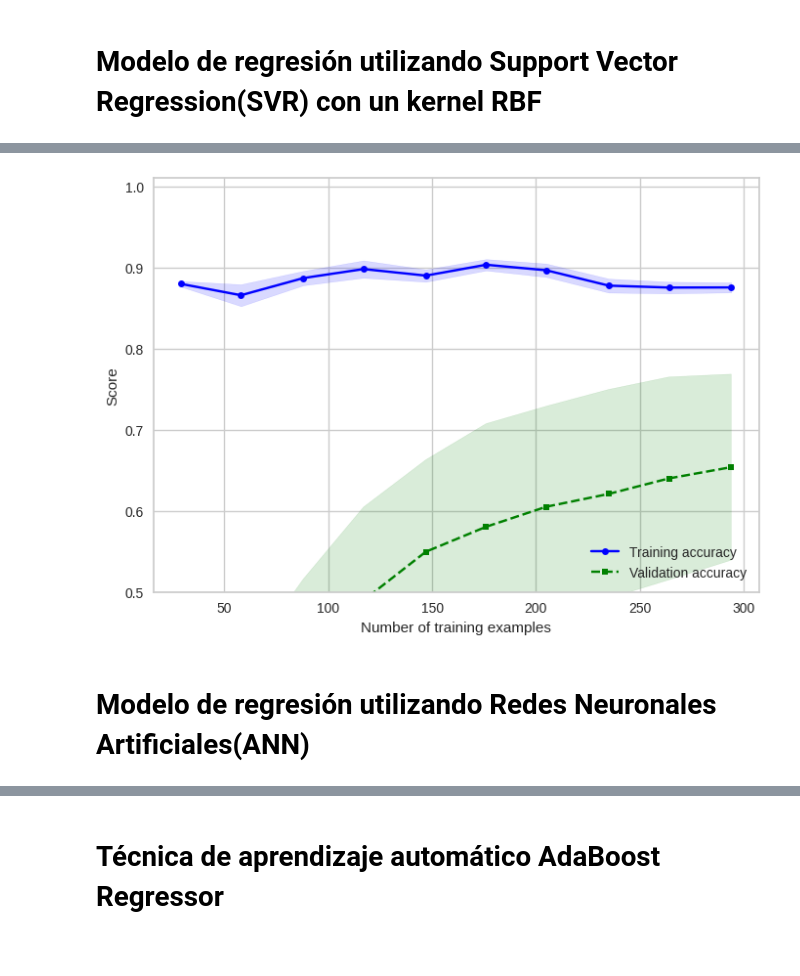
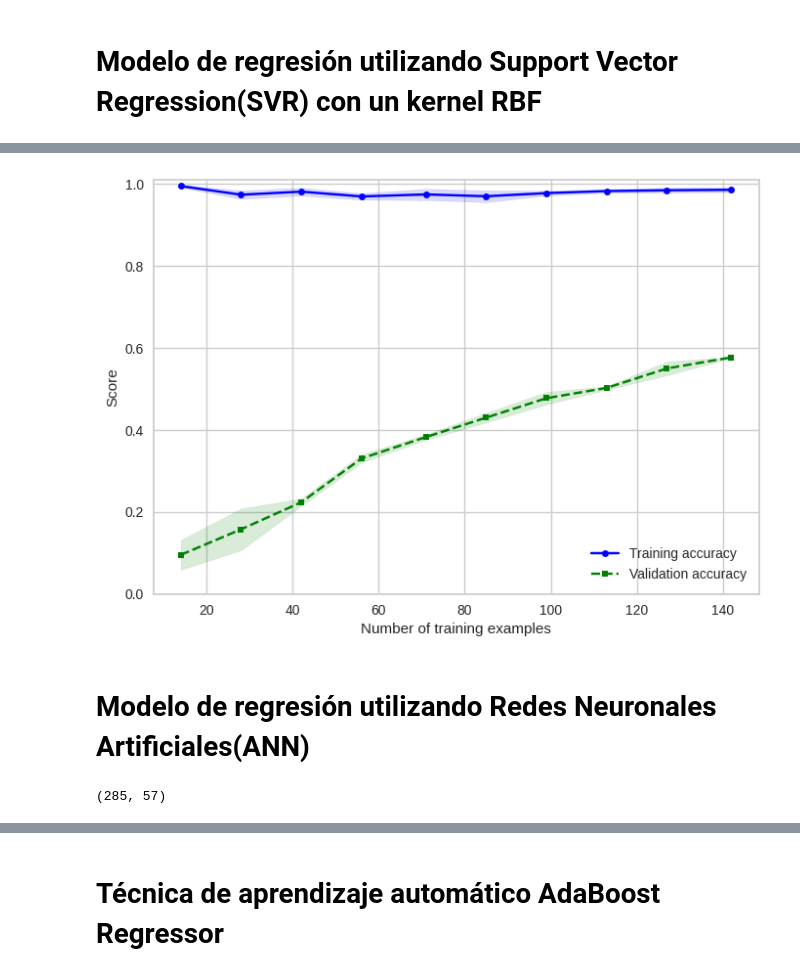
Before and after one commit to DanielaVL/PrediccionRendimientoAcademico, a Jupyter notebook: ModelosML_CursoMatematicas.ipynb, the cells around one changed output, grey strips where cells are left out. Cells and saved outputs as stored; diff of their text form; code cells hidden in the pictures; blank space fills up the shorter version.

```diff
--- a/ModelosML_CursoMatematicas.ipynb
+++ b/ModelosML_CursoMatematicas.ipynb
@@ -261,0 +303,3 @@ for i in range(12):
+# %%
+df_ohe.drop('G1', axis=1, inplace=True)
+'G1' in df_ohe.columns
@@ -270,23 +316,25 @@ scaler = MinMaxScaler()
 # %% [markdown]
 # **Modelo de regresión lineal múltiple**
 # %%
+scaler = MinMaxScaler()
 # Se crea una canalización con escalado y regresión lineal múltiple
 pipe_lr = make_pipeline(scaler, LinearRegression())
 
 # Crear un objeto KFold para la validación cruzada
-kf = KFold(n_splits=15, shuffle=True, random_state=42)
+cv_value = 2 # Valor para las validaciones cruzadas
+kf = KFold(n_splits=cv_value)
 
 # Realizar la validación cruzada y obtener los puntajes (scores)
 scores = cross_val_score(pipe_lr, X_train, y_train, cv=kf, scoring='r2')
 
 # Print the R^2 scores for each fold
 for i, score in enumerate(scores):
-    print(f'Fold {i + 1} R^2 Score: {score:.2f}')
+    print(f'Fold {i + 1} R^2 Score: {score:.4f}')
 
 # You can also calculate the mean and standard deviation of the scores
 mean_score = scores.mean()
 std_score = scores.std()
 
 print(f'Mean R^2 Score: {mean_score:.2f}')
-print(f'Standard Deviation of R^2 Scores: {std_score:.2f}')
+print(f'Standard Deviation of R^2 Scores: {std_score:.4f}')
 # %% [output]
@@ -390,29 +442,24 @@ plt.show()
 # %%
 # Se crea una canalización con escalado y modelo de Random Forest
 scaler = MinMaxScaler()
-rf = RandomForestRegressor(random_state=42)
+rf = RandomForestRegressor(random_state=0)
 pipe_rf = Pipeline([
     ('scaler', scaler),
     ('regressor', rf)
 ])
 
-cv_value = 15
-trees = [3,4,5]
+trees = [3,4,5,7,10,15]
 criteria = ["squared_error","poisson"]
-max_features = ['sqrt','log2']
-
 # Minimum number of samples required to split a node
-min_samples_split = [10, 15, 17, 19]
-
+min_samples_split = [5, 10, 15, 17, 19, 21,]
 # Minimum number of samples required at each leaf node
-min_samples_leaf = [3, 5, 7, 9]
-
+min_samples_leaf = [3, 5, 7, 9, 12, 15, 20]
 depths = [2,3]
 
 param_grid = {
     'regressor__n_estimators': trees,  # RandomForestRegressor parameter
     'regressor__criterion': criteria,
-    'regressor__max_depth': depths,  # RandomForestRegressor parameter
+    #'regressor__max_depth': depths,  # RandomForestRegressor parameter
     'regressor__min_samples_split': min_samples_split,
     'regressor__min_samples_leaf': min_samples_leaf
 }
@@ -529,23 +576,16 @@ plt.show()
 # %%
 # Se crea una canalización con escalado y modelo de Support Vector Regression
 scaler = MinMaxScaler()
-svr = SVR()
+svr = SVR(kernel = 'rbf')
 pipe_svr = Pipeline([
     ('scaler', scaler),
     ('regressor', svr)
 ])
 
-cv_value = 15
-kernel = ["rbf"]
-c = [2, 3, 5, 7]
-epsilon = [0.001, 0.01]
-#max_iter = [5000]
+C = np.arange(7, 8, 0.001)
 
 param_grid = {
-    'regressor__kernel': kernel,  # SVR parameter
-    'regressor__C': c,
-    'regressor__epsilon': epsilon,
-    #'regressor__max_iter': max_iter,  # RandomForestRegressor parameter
+    'regressor__C': C,
 }
 
 gs_svr = GridSearchCV(estimator=pipe_svr,
@@ -630,29 +670,29 @@ test_std = np.std(test_scores, axis=1)
 # %%
 plt.plot(
     train_sizes, train_mean,
     color='blue', marker='o',
     markersize=5, label='Training accuracy')
 
 plt.fill_between(train_sizes,
                  train_mean + train_std,
                  train_mean - train_std,
                  alpha=0.15, color='blue')
 plt.plot(train_sizes, test_mean,
          color='green', linestyle='--',
          marker='s', markersize=5,
          label='Validation accuracy')
 
 plt.fill_between(train_sizes,
                  test_mean + test_std,
                  test_mean - test_std,
                  alpha=0.15, color='green')
 plt.grid(True)
 plt.xlabel('Number of training examples')
 plt.ylabel('Score')
 plt.legend(loc='lower right')
-plt.ylim([0.5, 1.01])
+plt.ylim([0., 1.01])
 plt.show()
 # %% [output]
-[figure, old version]
+[figure, new version]
 # %% [markdown]
 # **Modelo de regresión utilizando Redes Neuronales Artificiales(ANN)**
@@ -659 +716,5 @@ plt.show()
+# %%
+X_train.shape
+# %% [output]
+(285, 57)
 # %%
```
Also changed, not shown: parts of 45 cells of this notebook.
